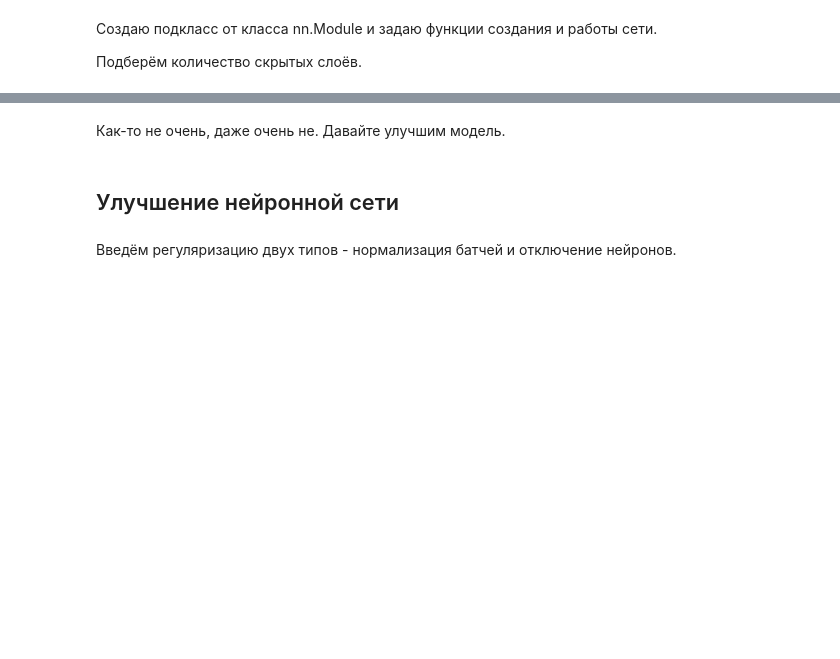
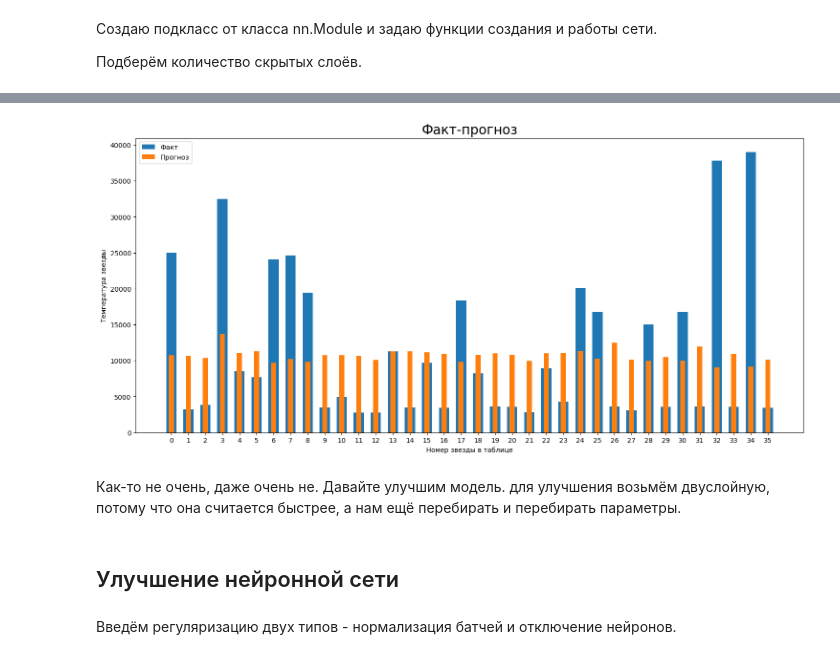
Before and after one commit to maria-smiles/stars, a Jupyter notebook: stars_v1.ipynb, the cells around one changed output, grey strips where cells are left out. Drawn from its saved outputs; the diff is of its cells as text; code cells hidden in the pictures; blank space fills up the shorter version.

```diff
--- a/stars_v1.ipynb
+++ b/stars_v1.ipynb
@@ -399,0 +527,18 @@ rmse1
+# %%
+for batch_size in batch_size_arr:
+
+    for i in range(10):
+        n_hidden_neurons_1 = h1[i]
+        for j in range (10):
+            if i*j % 15 == 0:
+                n_hidden_neurons_2 = h2[j]
+
+                net2 = Model2(n_in_neurons, n_hidden_neurons_1, n_hidden_neurons_2, n_out_neurons)
+                optimizer1 = torch.optim.Adam(net2.parameters(), lr=1e-3)
+                optimizer2 = torch.optim.RMSprop(net2.parameters(), lr=1e-3)
+                optimizer = optimizer1
+                rmse2_1.append([n_hidden_neurons_1, n_hidden_neurons_2, type(optimizer), batch_size,
+                          learn_model(net2, optimizer, num_epochs, batch_size, X_train, y_train, X_test, y_test)])
+                optimizer = optimizer2
+                rmse2_2.append([n_hidden_neurons_1, n_hidden_neurons_2, type(optimizer), batch_size,
+                          learn_model(net2, optimizer, num_epochs, batch_size, X_train, y_train, X_test, y_test)])
@@ -400 +548,4 @@ rmse1
+# %%
+rmse3_1 = []
+rmse3_2 = []
 # %%
@@ -406,8 +608,9 @@ rmse3
 # %%
-n_hidden_neurons_1 = 2000
+n_hidden_neurons_1 = 1000
 n_hidden_neurons_2 = 800
+batch_size = 120
 net = Model2(n_in_neurons, n_hidden_neurons_1, n_hidden_neurons_2, n_out_neurons)
-optimizer = torch.optim.Adam(net.parameters(), lr=1e-3)
+optimizer = torch.optim.RMSprop(net.parameters(), lr=1e-3)
 loss = nn.MSELoss()
 num_batches = ceil(len(X_train)/batch_size)
 
@@ -438,4 +641,4 @@ for epoch in range(num_epochs):
         net.eval()
         test_preds = net.forward(X_test)
         RMSE = torch.sqrt(loss(preds, y_test))
-print(torch.detach(RMSE).numpy())
+print(RMSE.detach().numpy())
@@ -458,5 +705,23 @@ plt.show()
+# %%
+y1 = torch.FloatTensor(test_preds).detach().numpy().reshape([-1])
+y2 = y_test.detach().numpy().reshape([-1])
+x = np.arange(len(y1))
+
+fig,ax = plt.subplots()
+fig.set_figwidth(18)
+fig.set_figheight(8)
+ax.set_xticks(x)
+fact = ax.bar(x, y2, width = 0.6, label = 'Факт')
+forecast = ax.bar(x, y1, width = 0.3, label = 'Прогноз')
+ax.legend()
+ax.set_title('Факт-прогноз', fontsize=20)
+ax.set_xlabel('Номер звезды в таблице')
+ax.set_ylabel('Температура звезды')
+plt.show()
+# %% [output]
+[figure, added]
 # %% [markdown]
-Как-то не очень, даже очень не. Давайте улучшим модель.
+Как-то не очень, даже очень не. Давайте улучшим модель. для улучшения возьмём двуслойную, потому что она считается быстрее, а нам ещё перебирать и перебирать параметры.
 # %%
 
 
```
Also changed, not shown: parts of 57 cells of this notebook.
